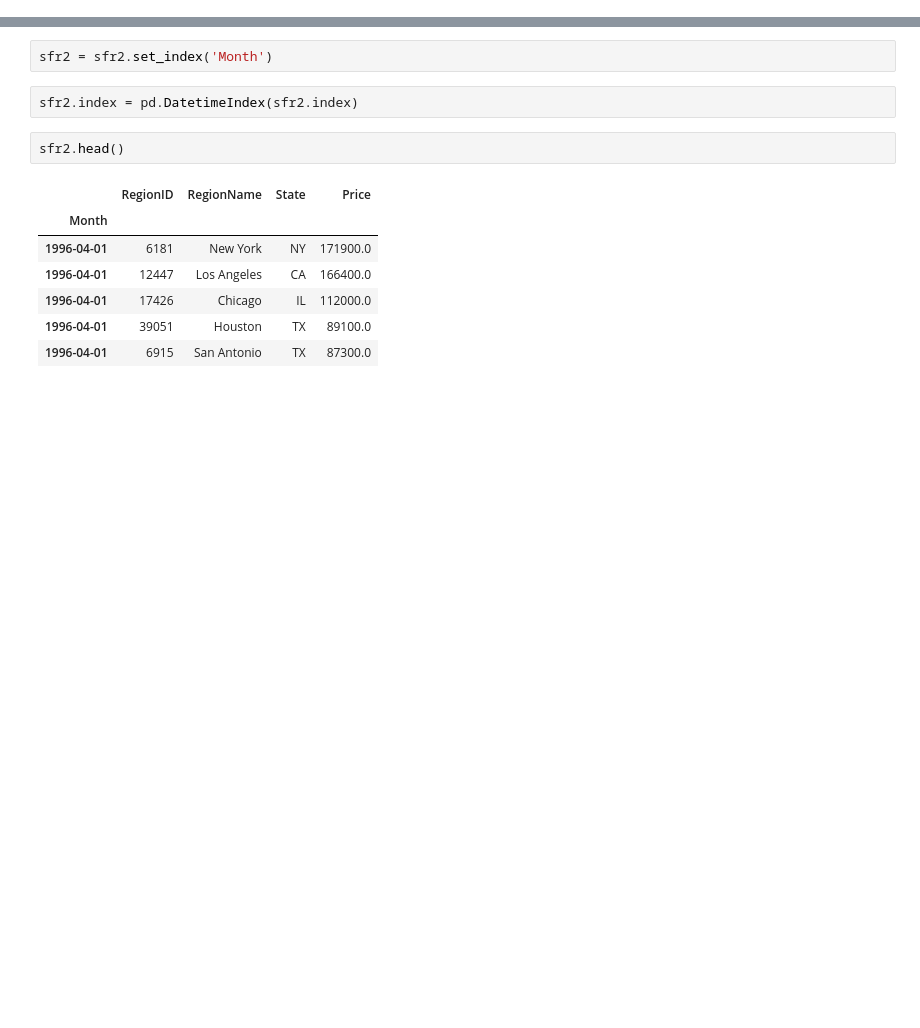
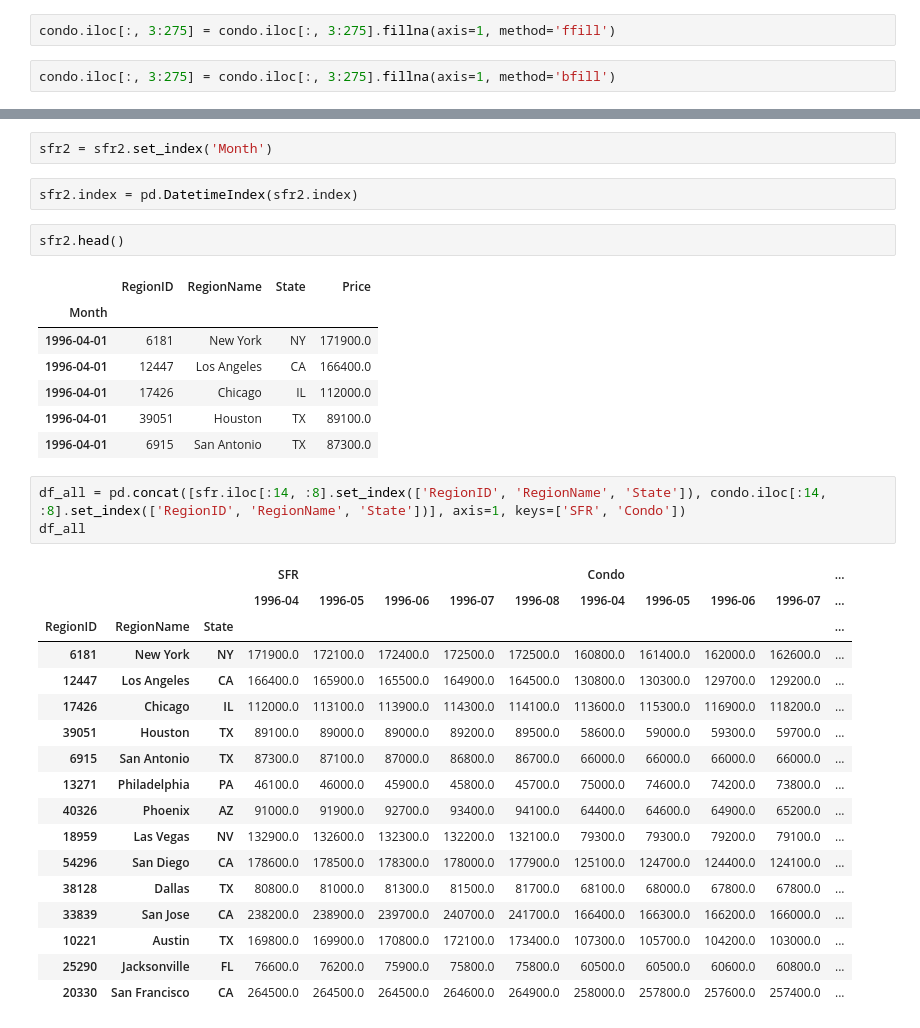
Before and after one commit to fashileak/Springboard, a Jupyter notebook: CapstoneProjectI/CapstoneProjectI.ipynb, the cells around one changed output, grey strips where cells are left out. Saved outputs shown, nothing was run; the diff lists cells and outputs as text; blank space fills up the shorter version.

```diff
--- a/CapstoneProjectI/CapstoneProjectI.ipynb
+++ b/CapstoneProjectI/CapstoneProjectI.ipynb
@@ -55,3 +56,7 @@ Name: RegionName, dtype: object
+# %%
+condo.iloc[:, 3:275] = condo.iloc[:, 3:275].fillna(axis=1, method='ffill')
+# %%
+condo.iloc[:, 3:275] = condo.iloc[:, 3:275].fillna(axis=1, method='bfill')
 # %%
 sfr2 = pd.melt(sfr, value_vars=sfr.iloc[:, 3:275], id_vars=['RegionID', 'RegionName', 'State'])
 # %%
@@ -70,3 +75,24 @@ sfr2.head()
 | 1996-04-01 | 17426 | Chicago | IL | 112000.0 |
 | 1996-04-01 | 39051 | Houston | TX | 89100.0 |
 | 1996-04-01 | 6915 | San Antonio | TX | 87300.0 |
+# %%
+df_all = pd.concat([sfr.iloc[:14, :8].set_index(['RegionID', 'RegionName', 'State']), condo.iloc[:14, :8].set_index(['RegionID', 'RegionName', 'State'])], axis=1, keys=['SFR', 'Condo'])
+df_all
+# %% [output]
+|  |  |  | SFR |  |  |  |  | Condo |  |  |  | ... |
+|  |  |  | 1996-04 | 1996-05 | 1996-06 | 1996-07 | 1996-08 | 1996-04 | 1996-05 | 1996-06 | 1996-07 | ... |
+| RegionID | RegionName | State |  |  |  |  |  |  |  |  |  | ... |
+| 6181 | New York | NY | 171900.0 | 172100.0 | 172400.0 | 172500.0 | 172500.0 | 160800.0 | 161400.0 | 162000.0 | 162600.0 | ... |
+| 12447 | Los Angeles | CA | 166400.0 | 165900.0 | 165500.0 | 164900.0 | 164500.0 | 130800.0 | 130300.0 | 129700.0 | 129200.0 | ... |
+| 17426 | Chicago | IL | 112000.0 | 113100.0 | 113900.0 | 114300.0 | 114100.0 | 113600.0 | 115300.0 | 116900.0 | 118200.0 | ... |
+| 39051 | Houston | TX | 89100.0 | 89000.0 | 89000.0 | 89200.0 | 89500.0 | 58600.0 | 59000.0 | 59300.0 | 59700.0 | ... |
+| 6915 | San Antonio | TX | 87300.0 | 87100.0 | 87000.0 | 86800.0 | 86700.0 | 66000.0 | 66000.0 | 66000.0 | 66000.0 | ... |
+| 13271 | Philadelphia | PA | 46100.0 | 46000.0 | 45900.0 | 45800.0 | 45700.0 | 75000.0 | 74600.0 | 74200.0 | 73800.0 | ... |
+| 40326 | Phoenix | AZ | 91000.0 | 91900.0 | 92700.0 | 93400.0 | 94100.0 | 64400.0 | 64600.0 | 64900.0 | 65200.0 | ... |
+| 18959 | Las Vegas | NV | 132900.0 | 132600.0 | 132300.0 | 132200.0 | 132100.0 | 79300.0 | 79300.0 | 79200.0 | 79100.0 | ... |
+| 54296 | San Diego | CA | 178600.0 | 178500.0 | 178300.0 | 178000.0 | 177900.0 | 125100.0 | 124700.0 | 124400.0 | 124100.0 | ... |
+| 38128 | Dallas | TX | 80800.0 | 81000.0 | 81300.0 | 81500.0 | 81700.0 | 68100.0 | 68000.0 | 67800.0 | 67800.0 | ... |
+| 33839 | San Jose | CA | 238200.0 | 238900.0 | 239700.0 | 240700.0 | 241700.0 | 166400.0 | 166300.0 | 166200.0 | 166000.0 | ... |
+| 10221 | Austin | TX | 169800.0 | 169900.0 | 170800.0 | 172100.0 | 173400.0 | 107300.0 | 105700.0 | 104200.0 | 103000.0 | ... |
+| 25290 | Jacksonville | FL | 76600.0 | 76200.0 | 75900.0 | 75800.0 | 75800.0 | 60500.0 | 60500.0 | 60600.0 | 60800.0 | ... |
+| 20330 | San Francisco | CA | 264500.0 | 264500.0 | 264500.0 | 264600.0 | 264900.0 | 258000.0 | 257800.0 | 257600.0 | 257400.0 | ... |
```
Also changed, not shown: parts of 5 cells of this notebook.
